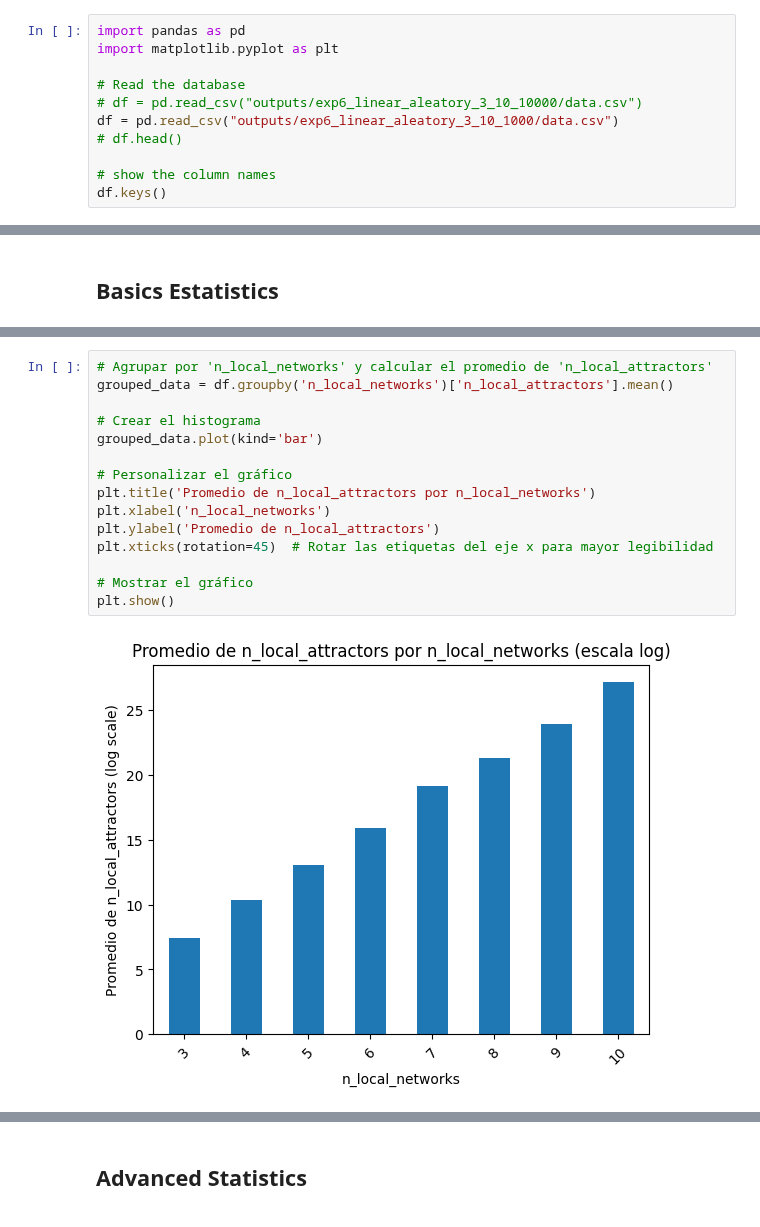
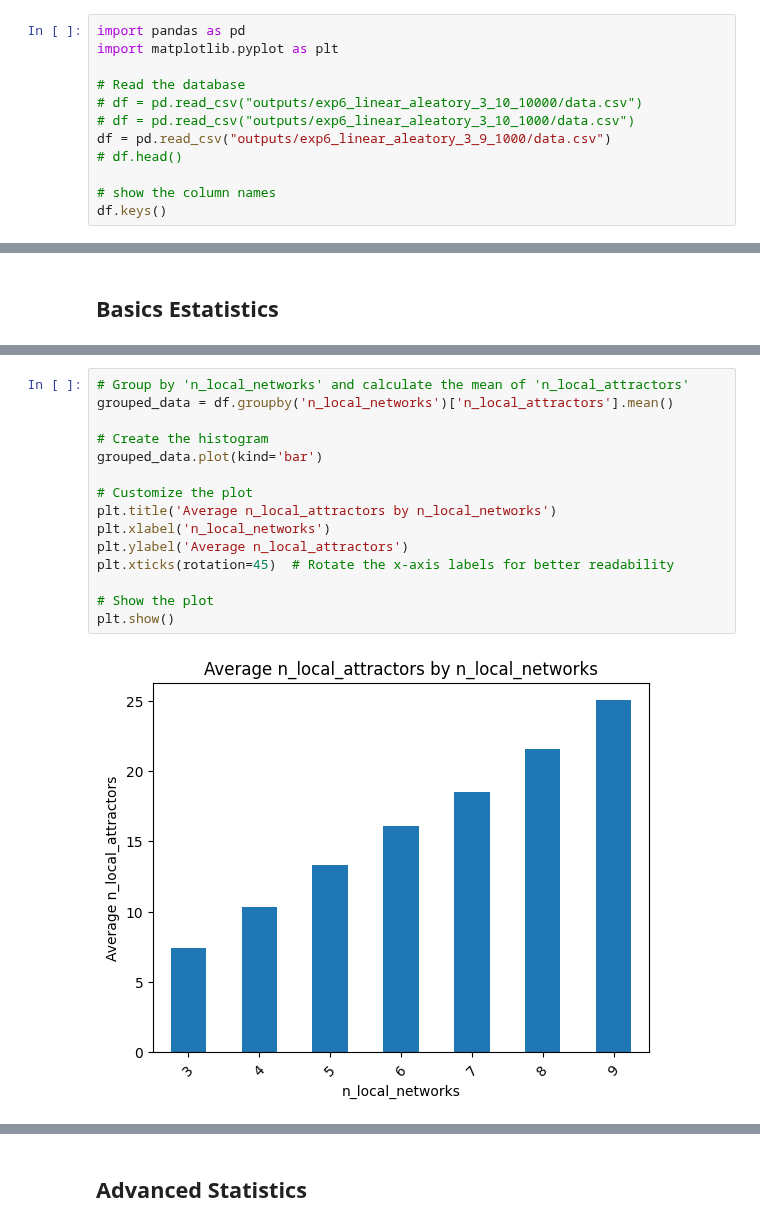
Before and after one commit to crptcusco/cbnetwork, a Jupyter notebook: experiments/6_linear_aleatory/exp6_analisys.ipynb, the cells around one changed output, grey strips where cells are left out. Cells and saved outputs as stored; diff of their text form.

```diff
--- a/experiments/6_linear_aleatory/exp6_analisys.ipynb
+++ b/experiments/6_linear_aleatory/exp6_analisys.ipynb
@@ -8,7 +8,8 @@ import matplotlib.pyplot as plt
 
 # Read the database
 # df = pd.read_csv("outputs/exp6_linear_aleatory_3_10_10000/data.csv")
-df = pd.read_csv("outputs/exp6_linear_aleatory_3_10_1000/data.csv")
+# df = pd.read_csv("outputs/exp6_linear_aleatory_3_10_1000/data.csv")
+df = pd.read_csv("outputs/exp6_linear_aleatory_3_9_1000/data.csv")
 # df.head()
 
 # show the column names
@@ -40,18 +42,18 @@ df_resume.describe()
 # %%
-# Agrupar por 'n_local_networks' y calcular el promedio de 'n_local_attractors'
+# Group by 'n_local_networks' and calculate the mean of 'n_local_attractors'
 grouped_data = df.groupby('n_local_networks')['n_local_attractors'].mean()
 
-# Crear el histograma
+# Create the histogram
 grouped_data.plot(kind='bar')
 
-# Personalizar el gráfico
-plt.title('Promedio de n_local_attractors por n_local_networks')
+# Customize the plot
+plt.title('Average n_local_attractors by n_local_networks')
 plt.xlabel('n_local_networks')
-plt.ylabel('Promedio de n_local_attractors')
-plt.xticks(rotation=45)  # Rotar las etiquetas del eje x para mayor legibilidad
+plt.ylabel('Average n_local_attractors')
+plt.xticks(rotation=45)  # Rotate the x-axis labels for better readability
 
-# Mostrar el gráfico
+# Show the plot
 plt.show()
 # %% [output]
-[figure, old version]
+[figure, new version]
 # %%
```
Also changed, not shown: parts of 9 cells of this notebook, 4 other files.
